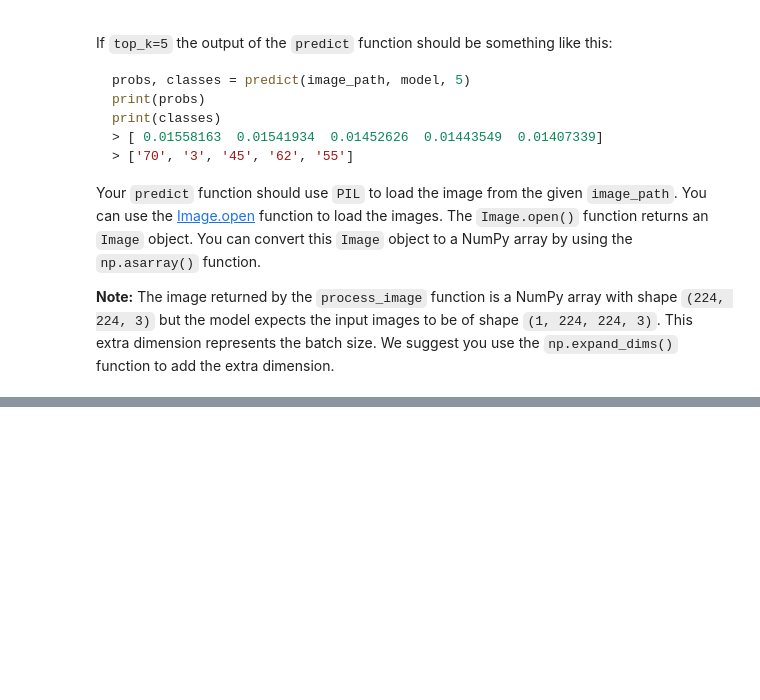
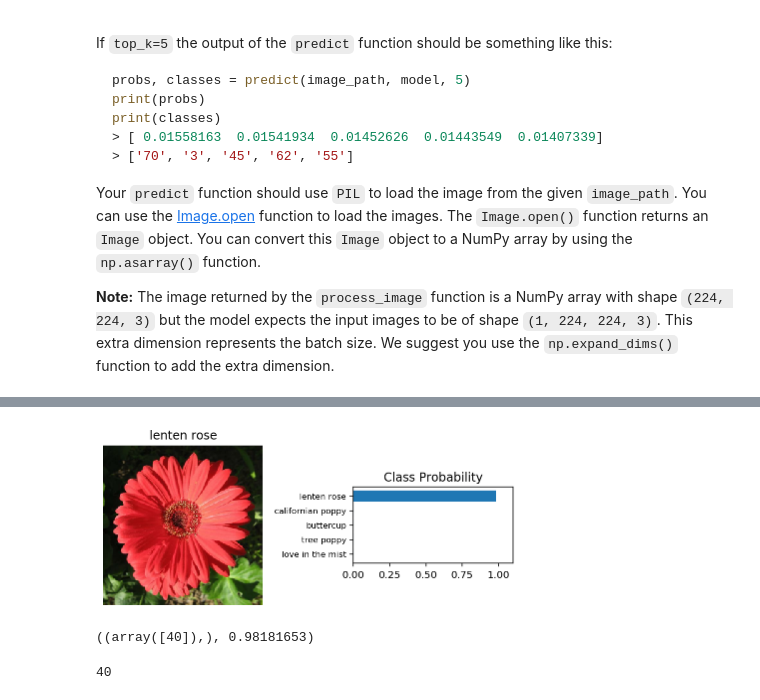
Before and after one commit to NasimKh/intro-to-ml-tensorflow, a Jupyter notebook: projects/p2_image_classifier/Project_Image_Classifier_Project.ipynb, the cells around one changed output, grey strips where cells are left out. Saved outputs shown, nothing was run; the diff lists cells and outputs as text; code cells hidden in the pictures; blank space fills up the shorter version.

```diff
--- a/projects/p2_image_classifier/Project_Image_Classifier_Project.ipynb
+++ b/projects/p2_image_classifier/Project_Image_Classifier_Project.ipynb
@@ -383,0 +714,34 @@ Your `predict` function should use `PIL` to load the image from the given `image
+# %%
+for image_batch, label_batch in testing_batches.take(1):
+    ps = model.predict(image_batch)
+    first_image = image_batch.numpy().squeeze()[0]
+    first_label = label_batch.numpy()[0]
+
+
+
+keys = np.argpartition(ps[0], -5)[-5:]
+
+fig, (ax1, ax2) = plt.subplots(figsize=(6,9), ncols=2)
+ax1.imshow(first_image, cmap = plt.cm.binary)
+ax1.axis('off')
+ax1.set_title(class_names[str(first_label)])
+ax2.barh(np.arange(5), ps[0][keys])
+ax2.set_aspect(0.1)
+ax2.set_yticks(np.arange(5))
+ax2.set_yticklabels([class_names.get(str(key)) for key in keys], size='small');
+ax2.set_title('Class Probability')
+ax2.set_xlim(0, 1.1)
+plt.tight_layout()
+# %% [output]
+[figure, added]
+# %%
+maxElement = np.amax(ps[0])
+result = np.where(ps[0] == maxElement)
+result , maxElement
+# %% [output]
+((array([40]),), 0.98181653)
+# %%
+[np.argpartition(ps[0], -5)[-5:]]
+first_label
+# %% [output]
+40
```
Also changed, not shown: parts of 35 cells of this notebook, 3 other files.
